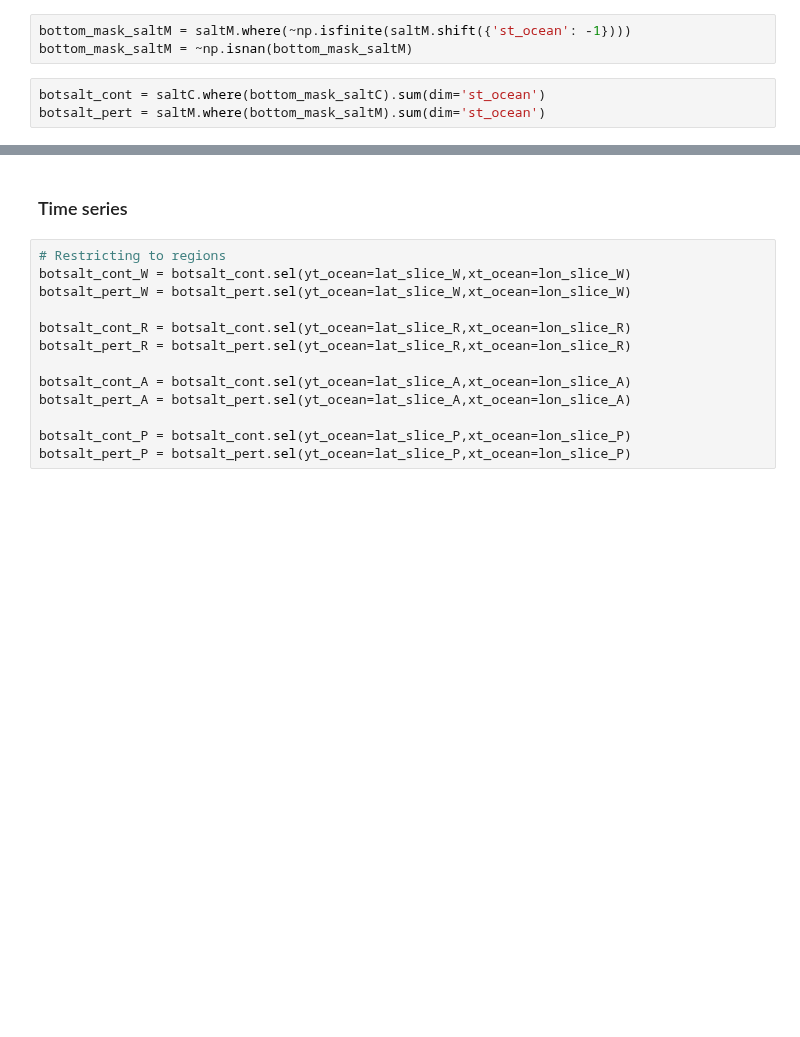
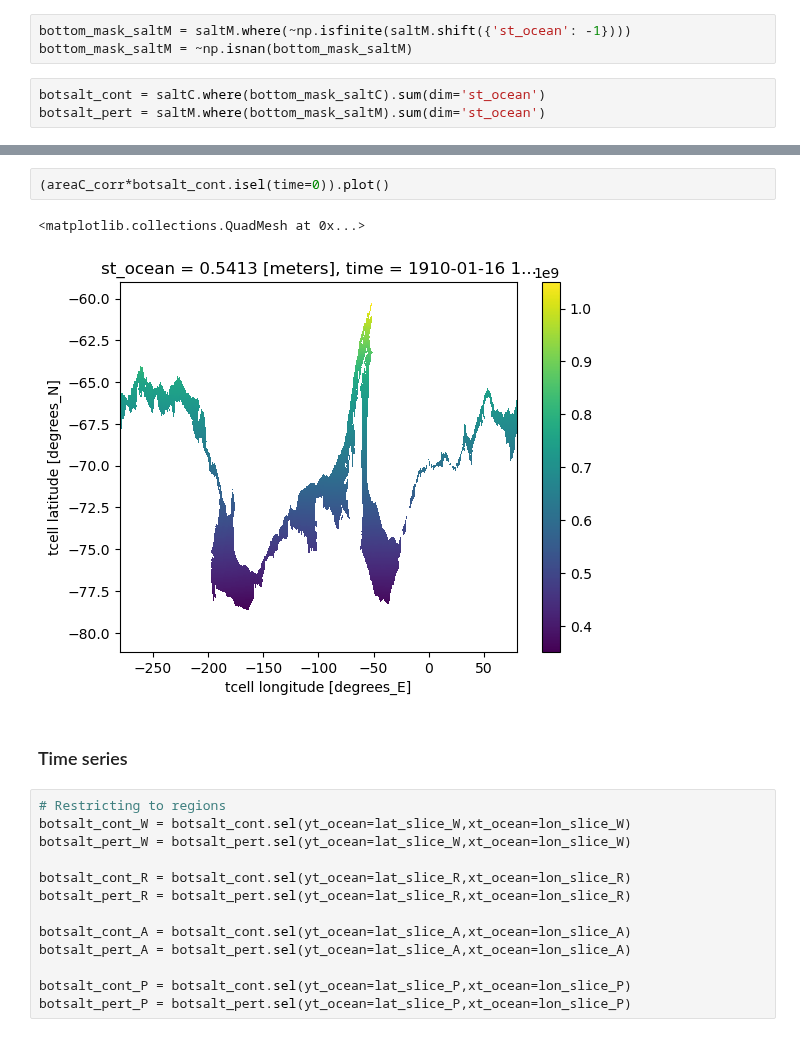
Before and after one commit to adele-morrison/panan-meltwater, a Jupyter notebook: notebooks/salinity_analysis/BottomSalinity_regional_ACCESS.ipynb, the cells around one changed output, grey strips where cells are left out. Saved outputs shown, nothing was run; the diff lists cells and outputs as text; blank space fills up the shorter version.

```diff
--- a/notebooks/salinity_analysis/BottomSalinity_regional_ACCESS.ipynb
+++ b/notebooks/salinity_analysis/BottomSalinity_regional_ACCESS.ipynb
@@ -137,3 +142,8 @@ botsalt_pert = saltM.where(bottom_mask_saltM).sum(dim='st_ocean')
+# %%
+(areaC_corr*botsalt_cont.isel(time=0)).plot()
+# %% [output]
+<matplotlib.collections.QuadMesh at 0x...>
+[figure, added]
 # %% [markdown]
 ### Time series
 # %%
```
Also changed, not shown: parts of 6 cells of this notebook, 3 other files.
